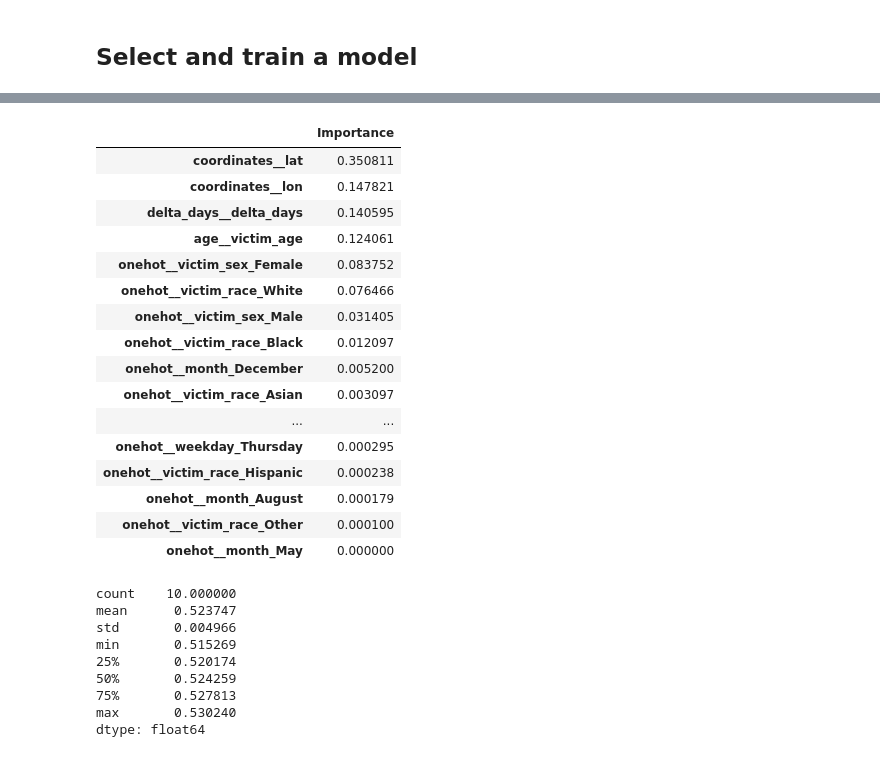
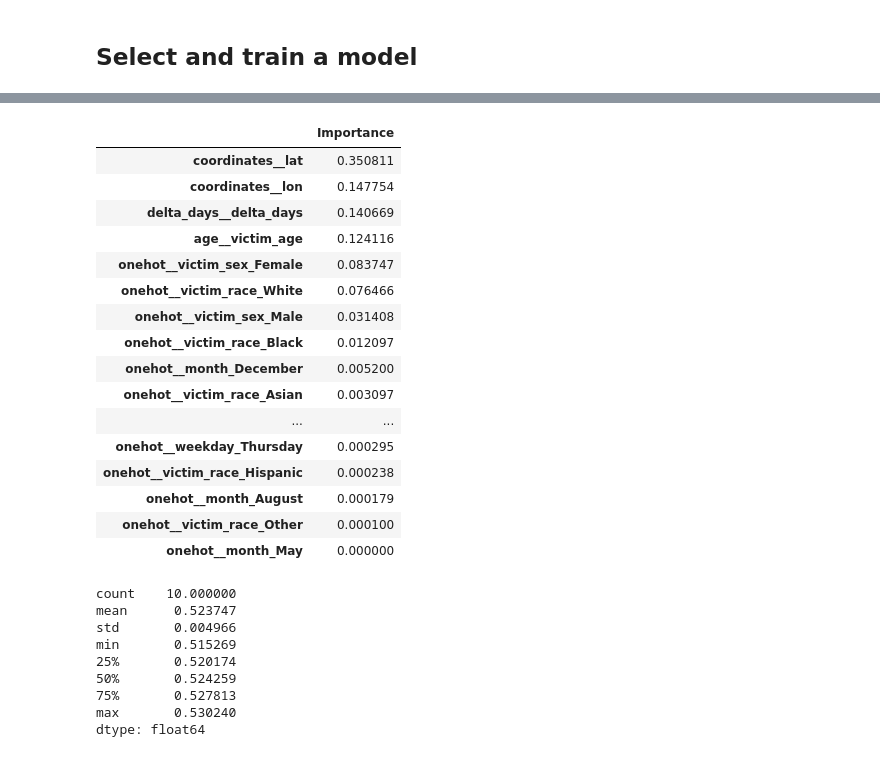
Before and after one commit to kash-patel/advindata-homicide, a Jupyter notebook: nb.ipynb, the cells around one changed output, grey strips where cells are left out. Saved outputs shown, nothing was run; the diff lists cells and outputs as text; code cells hidden in the pictures.

```diff
--- a/nb.ipynb
+++ b/nb.ipynb
@@ -325,6 +327,11 @@ gradient_boosting_classifier = Pipeline([
     ("preprocess", preprocessing),
     ("train", GradientBoostingClassifier(learning_rate=0.2))
 ])
+# %%
+categorical_naive_bayes_classifier = Pipeline([
+    ("preprocess", preprocessing),
+    ("train", GradientBoostingClassifier())
+])
 # %%
 tree_classifier.fit(X=train_set, y=train_set.loc[:, "disposition"])
 # %% [output]
@@ -387,0 +395,2 @@ Pipeline(steps=[('preprocess',
+# %%
+categorical_naive_bayes_classifier.fit(train_set, train_set["disposition"])
@@ -388,15 +415,15 @@ Pipeline(steps=[('preprocess',
 # %%
-features = pd.DataFrame(gradient_boosting_classifier.steps[-1][1].feature_importances_, index=gradient_boosting_classifier.steps[-1][1].feature_names_in_, columns=["Importance"])
+features = pd.DataFrame(categorical_naive_bayes_classifier.steps[-1][1].feature_importances_, index=gradient_boosting_classifier.steps[-1][1].feature_names_in_, columns=["Importance"])
 features.sort_values("Importance", ascending=False)
 # %% [output]
 |  | Importance |
 | coordinates__lat | 0.350811 |
-| coordinates__lon | 0.147821 |
-| delta_days__delta_days | 0.140595 |
-| age__victim_age | 0.124061 |
-| onehot__victim_sex_Female | 0.083752 |
+| coordinates__lon | 0.147754 |
+| delta_days__delta_days | 0.140669 |
+| age__victim_age | 0.124116 |
+| onehot__victim_sex_Female | 0.083747 |
 | onehot__victim_race_White | 0.076466 |
-| onehot__victim_sex_Male | 0.031405 |
+| onehot__victim_sex_Male | 0.031408 |
 | onehot__victim_race_Black | 0.012097 |
 | onehot__month_December | 0.005200 |
 | onehot__victim_race_Asian | 0.003097 |
```
Also changed, not shown: parts of 7 cells of this notebook, 2 other files.
